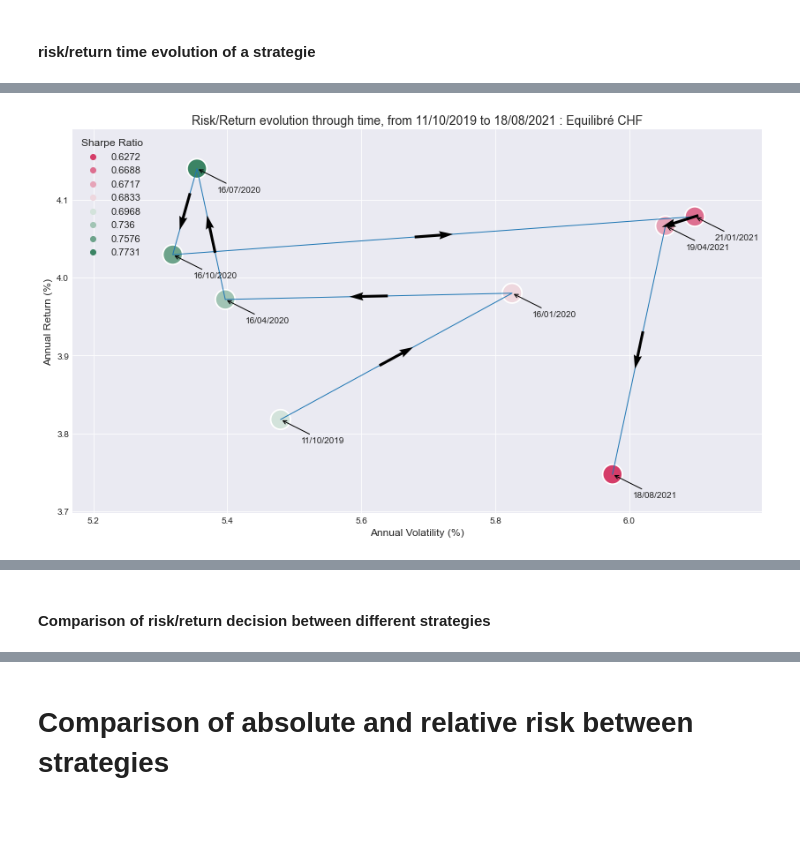
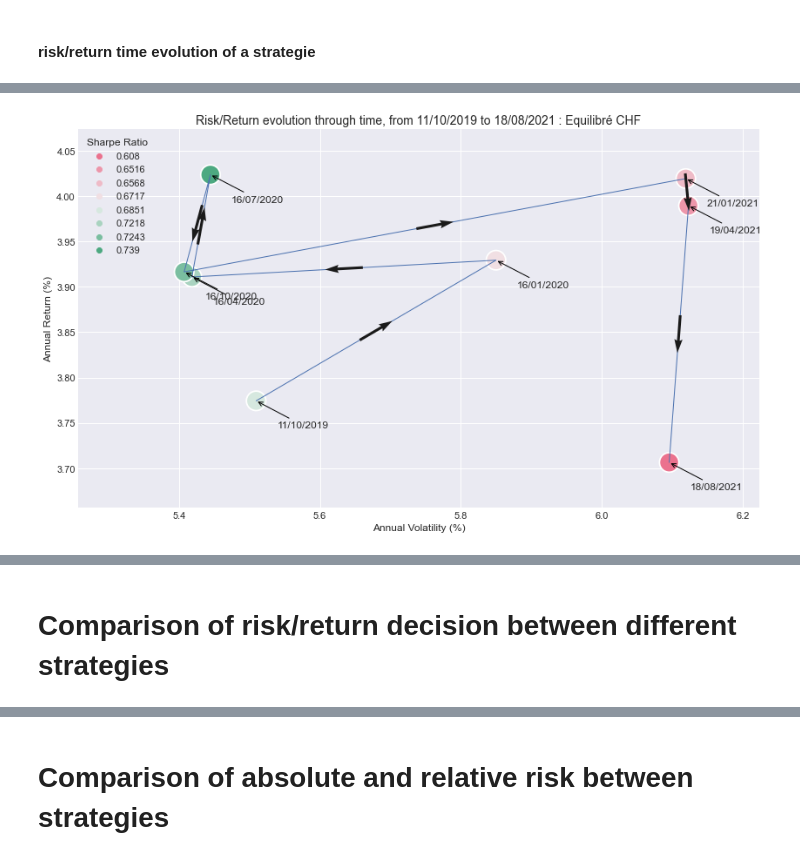
Before and after one commit to lacoupe/BCVS, a Jupyter notebook: PP/PP_analyse.ipynb, the cells around one changed output, grey strips where cells are left out. Drawn from its saved outputs; the diff is of its cells as text; code cells hidden in the pictures; blank space fills up the shorter version.

```diff
--- a/PP/PP_analyse.ipynb
+++ b/PP/PP_analyse.ipynb
@@ -217,10 +284,11 @@ port_returns = []
 port_volatility = []
 sharpe_ratio = []
 
+weight_list = []
 for single_portfolio in tqdm(range(num_portfolios)):
     weights = np.random.choice(np.linspace(0,0.99,num_portfolios), num_assets)
     # weights = np.random.random(num_assets)
-    weights = np.multiply(weights, np.random.binomial(1, 0.2, size=num_assets))
+    weights = np.multiply(weights, np.random.binomial(1, 0.3, size=num_assets))
     if np.sum(weights) == 0:
         continue
     weights /= np.sum(weights)
@@ -232,6 +300,7 @@ for single_portfolio in tqdm(range(num_portfolios)):
     sharpe_ratio.append(sharpe)
     port_returns.append(returns)
     port_volatility.append(volatility)
+    weight_list.append(weights)
 # %%
 df = pd.DataFrame(data={'returns': port_returns,
                         'volatility': port_volatility,
@@ -247,7 +316,7 @@ df = df[(df.sharpe_ratio > -0.2) & (df.sharpe_ratio < 1.5) & (df.returns > -0.5)
 df_port = pd.DataFrame(columns=['returns', 'volatility', 'sharpe_ratio', 'strategie'])
 date_port = date
 for strat in all_strategies:
-    portfolio = get_weight(pp_port, strat, date_port).reset_index(drop=True)
+    portfolio = get_weight(taa_port, strat, date_port).reset_index(drop=True)
     portfolio = pd.merge(portfolio, all_isin, how='outer', on='No ISIN').fillna(0).drop_duplicates()
     portfolio = portfolio.set_index('No ISIN').reindex(list(all_isin['No ISIN']))
     # print(strat)
@@ -283,8 +352,8 @@ plt.show()
 # %%
 curr = 'CHF'
 strat = 'Equilibré' + ' ' +  curr
-all_dates = get_all_date(pp_port, strat)
-all_isin = get_all_isin(pp_port, curr=curr, strat=strat)
+all_dates = get_all_date(taa_port, strat)
+all_isin = get_all_isin(taa_port, curr=curr, strat=strat)
 # %%
 data = data_excel.copy()
 data = data[list(all_isin['No ISIN'])]
@@ -298,11 +367,12 @@ df_port = pd.DataFrame(columns=['returns', 'volatility', 'sharpe_ratio', 'date']
 df_port_diff = pd.DataFrame(columns=['ISIN', 'weight_diff', 'date'])
 
 for i, date in enumerate(all_dates[range(0, len(all_dates), 3)]):
-    portfolio = get_weight(pp_port, strat, date).reset_index(drop=True)
+    portfolio = get_weight(taa_port, strat, date).reset_index(drop=True)
     portfolio = pd.merge(portfolio, all_isin, how='outer', on='No ISIN').fillna(0).drop_duplicates()
     portfolio = portfolio.set_index('No ISIN').reindex(list(all_isin['No ISIN']))
     weights = np.array( portfolio.weight / np.sum(portfolio.weight) )
     port_ret, port_vol, port_sharpe = sigma_to_sharp(weights, returns_annual, cov_annual)
+    print(port_ret)
     df_temp = pd.DataFrame(data={'returns': port_ret, 'volatility': port_vol,
                             'sharpe_ratio': port_sharpe, 'date': date}, index=[0])
     df_port = df_port.append(df_temp)
@@ -332,40 +411,40 @@ df_port_diff['weight_diff'] = df_port_diff.weight_diff * 100
 plt.style.use('seaborn-dark')
 fig = plt.figure(figsize=(14,8))
 
-ax = sns.scatterplot(data=df_port, x='volatility', y='returns', hue='sharpe_ratio', palette=sns.diverging_palette(0, 150, n=len(df_port)), s=500, legend=True)
+ax = sns.scatterplot(data=df_port, x='volatility', y='returns', hue='sharpe_ratio', palette=sns.diverging_palette(0, 150, n=len(df_port), l=63), s=500, legend=True)
 sns.lineplot(data=df_port, x='volatility', y='returns', sort=False, lw=1, palette="flare", zorder=1, legend=False)
 x = df_port['volatility']
 y = df_port['returns']
 dx = df_port['diff_vol']
 dy = df_port['diff_ret']
 pos_x = x[:-1] + dx/2
 pos_y = y[:-1] + dy/2
 norm = np.sqrt(dx**2 + dy**2)
 ax2 = plt.quiver(pos_x, pos_y, dx/norm, dy/norm, angles="xy", zorder=5, pivot="mid", width=0.004)
 for index, row in df_port.iterrows():
 
     x = row['volatility']
     y = row['returns']
     dx = row['diff_vol']
     dy = row['diff_ret']
 
     ax3 = plt.annotate(row['date'], xy=(x, y), xytext=(x+0.03, y-0.03),
-                 arrowprops=dict(arrowstyle="->"), annotation_clip=True)
+                 arrowprops=dict(arrowstyle="->", color='black'), annotation_clip=True)
 
     #ax3 = plt.arrow(x, y, dx, dy, width = 0.001, length_includes_head=True, overhang=0.5,
               #shape='full', head_starts_at_zero=False, head_width=0.015, head_length=0.02, color='steelblue')
 
 ax.legend(loc='upper left', title='Sharpe Ratio', title_fontsize=12, fontsize=11)
 plt.title(label=('Risk/Return evolution through time, from ' + df_port.date.iloc[0] + " to " + df_port.date.iloc[-1] + " : " + strat), fontsize=14)
 plt.xlabel(xlabel='Annual Volatility (%)', fontsize=12)
 plt.ylabel(ylabel='Annual Return (%)', fontsize=12)
 plt.xlim(df_port.volatility.min() - 0.15, df_port.volatility.max() + 0.1,)
 plt.ylim(df_port.returns.min() - 0.05, df_port.returns.max() + 0.05)
 plt.savefig('pp_output/' + str.replace(strat, ' ', '') + '.png')
 plt.grid()
 plt.show()
 # %% [output]
-[figure, old version]
+[figure, new version]
 # %%
 # Export decision dataframe to PNG
 df_diff = pd.DataFrame()
@@ -388,6 +467,6 @@ df_diff
 | 6 | SWIIT Index | 2.00 | M0USHCHF Index | 2.00 | M0USHCHF Index | -2.00 | SBWMJY3L Index | -1.55 | ... |
 | 7 | M1US000V Index | 1.80 | HFRXGLC Index | -2.00 | LF89TRCH Index | 1.97 | H03410CH Index | -1.35 | ... |
 # %% [markdown]
-#### Comparison of risk/return decision between different strategies
+# Comparison of risk/return decision between different strategies
 # %%
 curr = 'CHF'
```
Also changed, not shown: parts of 71 cells of this notebook, 48 other files.
